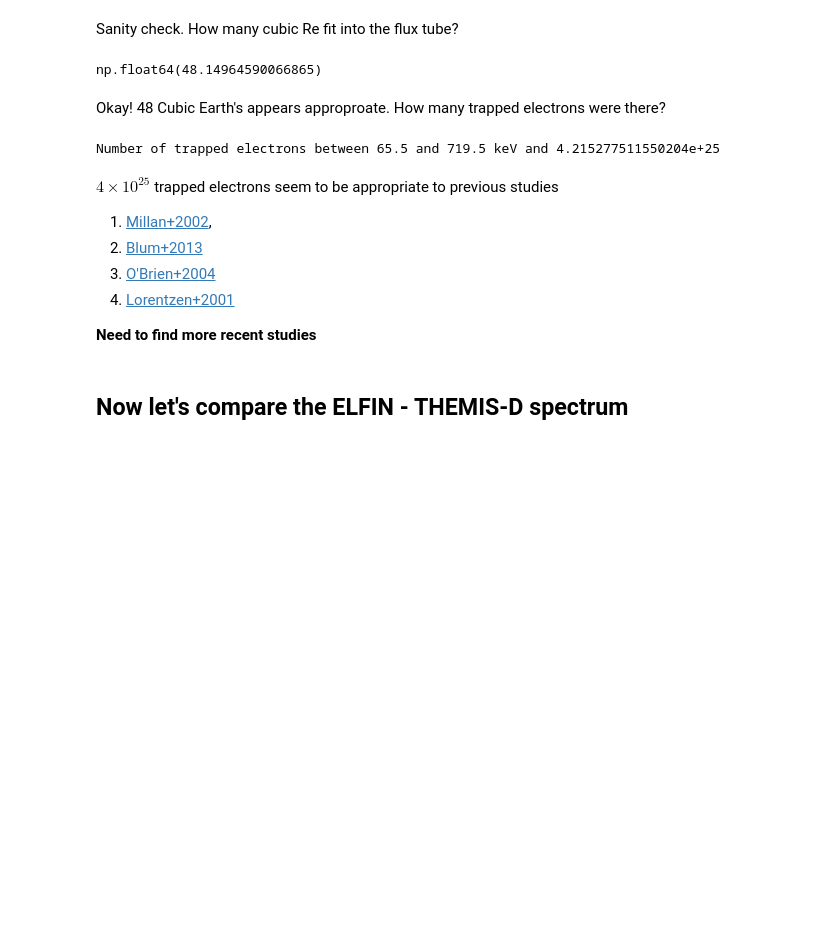
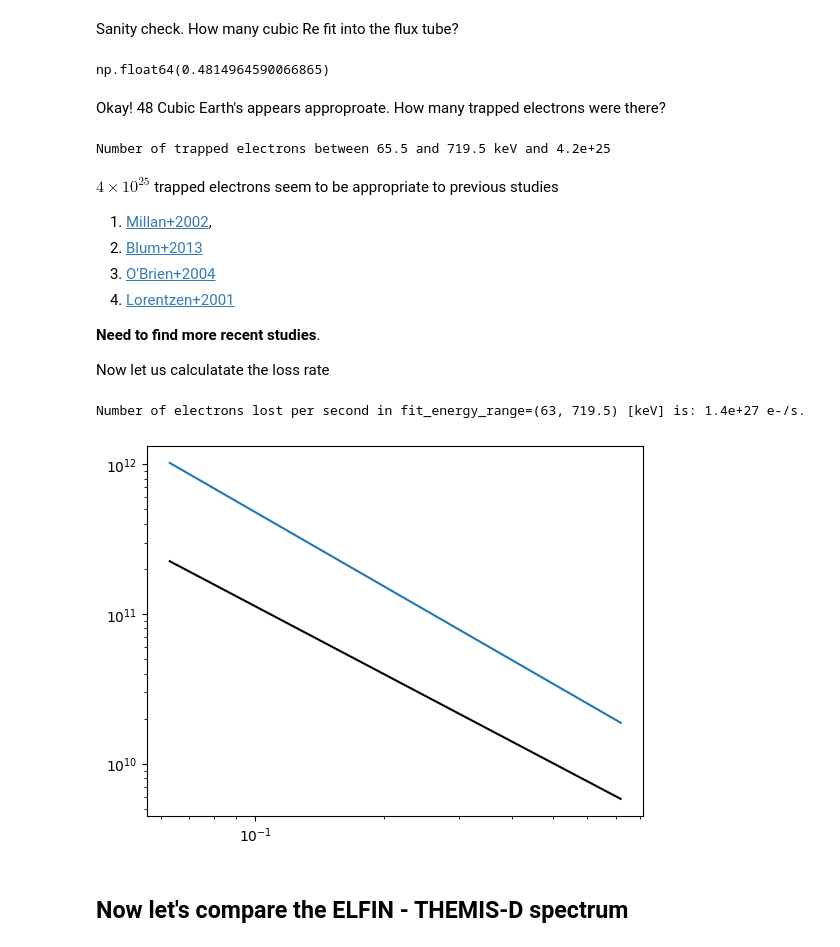
Before and after one commit to mshumko/elfinasi, a Jupyter notebook: src/20220904_substorm_study/misc/themis_elfin_spectra.ipynb, the cells around one changed output. Cells and saved outputs as stored; diff of their text form; code cells hidden in the pictures; blank space fills up the shorter version.

```diff
--- a/src/20220904_substorm_study/misc/themis_elfin_spectra.ipynb
+++ b/src/20220904_substorm_study/misc/themis_elfin_spectra.ipynb
@@ -378,11 +378,19 @@ def fit_powerlaw(x_data, y_data):
     gamma, intercept, _, _, _ = scipy.stats.linregress(np.log(x_data)[valid_logy], np.log(y_data[valid_logy]))
     return -gamma, np.exp(intercept)
 
-def fit_elfin_spectrum(pad_obj, time_range, energy_range=(50, 200), spectral_type='exp'):
+def fit_elfin_spectrum(pad_obj, time_range, energy_range=(50, 200), spectral_type='exp', pa='blc-ablc'):
     time_idx = np.where((pad_obj.pad.time >= time_range[0]) & (pad_obj.pad.time <= time_range[1]))[0]
     energy_channel_idx = np.where((pad_obj.energy >= energy_range[0]) & (pad_obj.energy <= energy_range[1]))[0]
-    omni_fluxes = pad_obj.pad.mean(dim='pa')
-    mean_spectrum = np.mean(omni_fluxes[time_idx, :][:, energy_channel_idx], axis=0)
+
+    if pa == 'blc-ablc':
+        pass  # TODO: Calculate the spectrum for the blc-ablc fluxes.
+    elif pa == 'omni':
+        omni_fluxes = pad_obj.pad.mean(dim='pa')
+        mean_spectrum = np.mean(omni_fluxes[time_idx, :][:, energy_channel_idx], axis=0)
+    else:
+        raise NotImplementedError(
+            f'Unknown pa: {pa}. Can only fit a "blc-ablc" or "omni" spectrum.'
+            )
 
     if spectral_type == 'exp':
         return fit_exponent(pad_obj.energy[energy_channel_idx], mean_spectrum)
@@ -658,28 +678,30 @@ Flux tube volume at 2022-09-04 04:19:00 is 1.25e+22 m^3.
 # %% [markdown]
 Sanity check. How many cubic Re fit into the flux tube?
 # %%
-R_E_meters = R_E*1e3
-tube_V/R_E_meters**3
+R_E_cm = R_E*1e5
+tube_V/R_E_cm**3
 # %% [output]
-np.float64(48.14964590066865)
+np.float64(0.4814964590066865)
 # %% [markdown]
 Okay! 48 Cubic Earth's appears approproate. How many trapped electrons were there?
 # %%
-_gamma, _j0 = themis_fit_params.loc[1, ['gamma', 'J0 [#/cm^2-s-sr-MeV]']]  # Doesn't matter much if i=0 or 1.
+_gamma_themis, _j0_themis = themis_fit_params.loc[1, ['gamma', 'J0 [#/cm^2-s-sr-MeV]']]  # Doesn't matter much if i=0 or 1.
+
+sq_km_to_sq_cm = 1e10
 
 v = SPEED_OF_LIGHT*np.sqrt(
     1-(ELECTRON_REST_ENERGY/(ELECTRON_REST_ENERGY+sst_xr.v[0, valid_sst_channels][themis_fit_idx]))**2
     )
 # 1e6 is to convert from eV to MeV, 4pi is to account for the solid angle of the trapped electrons.
 N_trapped = 4*np.pi*tube_V*np.trapezoid(
-    y=_j0*(sst_xr.v[0, valid_sst_channels][themis_fit_idx]/1e6)**(-_gamma)/v,
+    y=_j0_themis*(sst_xr.v[0, valid_sst_channels][themis_fit_idx]/1e6)**(-_gamma_themis)/v,
     x=sst_xr.v[0, valid_sst_channels][themis_fit_idx]/1e6
 )
 print(
     f'Number of trapped electrons between {sst_xr.v[0, valid_sst_channels][themis_fit_idx[0]]/1e3}'
-    f' and {sst_xr.v[0, valid_sst_channels][themis_fit_idx[-1]]/1e3} keV and {N_trapped}')
+    f' and {sst_xr.v[0, valid_sst_channels][themis_fit_idx[-1]]/1e3} keV and {N_trapped:.1e}')
 # %% [output]
-Number of trapped electrons between 65.5 and 719.5 keV and 4.215277511550204e+25
+Number of trapped electrons between 65.5 and 719.5 keV and 4.2e+25
 # %% [markdown]
 $4 \times 10^{25}$ trapped electrons seem to be appropriate to previous studies
 
@@ -688,7 +710,32 @@ $4 \times 10^{25}$ trapped electrons seem to be appropriate to previous studies
 3. [O'Brien+2004](https://doi.org/10.1029/2003GL018621)
 4. [Lorentzen+2001](https://doi.org/10.1029/2001GL012926)
 
-**Need to find more recent studies**
+**Need to find more recent studies**.
+
+Now let us calculatate the loss rate
+# %%
+loss_spectrum_time = pd.to_datetime("2022-09-04T04:20:00")
+
+# 2. Compute absolute time delta and locate the minimum
+closest_row_index = (elfin_fit_params["start_time"] - loss_spectrum_time).abs().idxmin()
+_j0_elfin, _gamma_elfin = elfin_fit_params.loc[closest_row_index, ['J0 [#/cm^2-s-sr-MeV]', 'gamma']]
+
+integrate_energies = np.linspace(*fit_energy_range)/1e3  # MeV
+# np.pi corresponds to isotropic precipitation into the loss cone, and 2 corresponds to the two hemispheres.
+dN_lost_dt = 2*np.pi*sq_km_to_sq_cm*area_sq_km*np.trapezoid(
+    y=_j0_elfin*(integrate_energies)**(-_gamma_elfin),
+    x=integrate_energies
+)
+print(f'Number of electrons lost per second in {fit_energy_range=} [keV] is: {dN_lost_dt:.1e} e-/s.')
+# %% [output]
+Number of electrons lost per second in fit_energy_range=(63, 719.5) [keV] is: 1.4e+27 e-/s.
+# %%
+plt.plot(integrate_energies, _j0_elfin*(integrate_energies)**(-_gamma_elfin), 'k')
+plt.plot(integrate_energies, _j0_themis*(integrate_energies)**(-_gamma_themis))
+plt.yscale('log')
+plt.xscale('log')
+# %% [output]
+[figure, added]
 # %% [markdown]
 ## Now let's compare the ELFIN - THEMIS-D spectrum
 # %%
```
Also changed, not shown: parts of 9 cells of this notebook.
